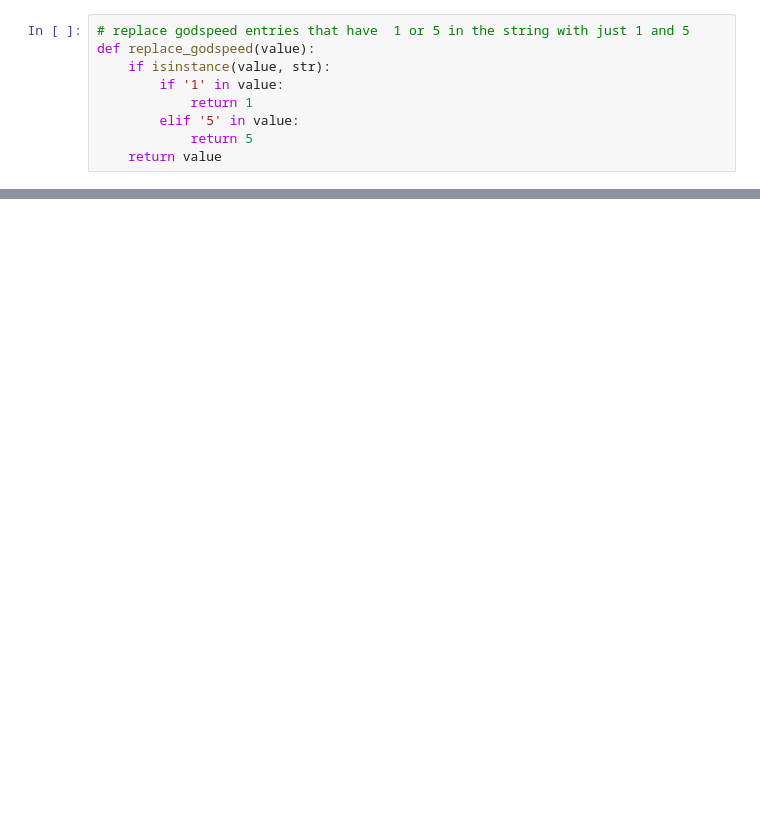
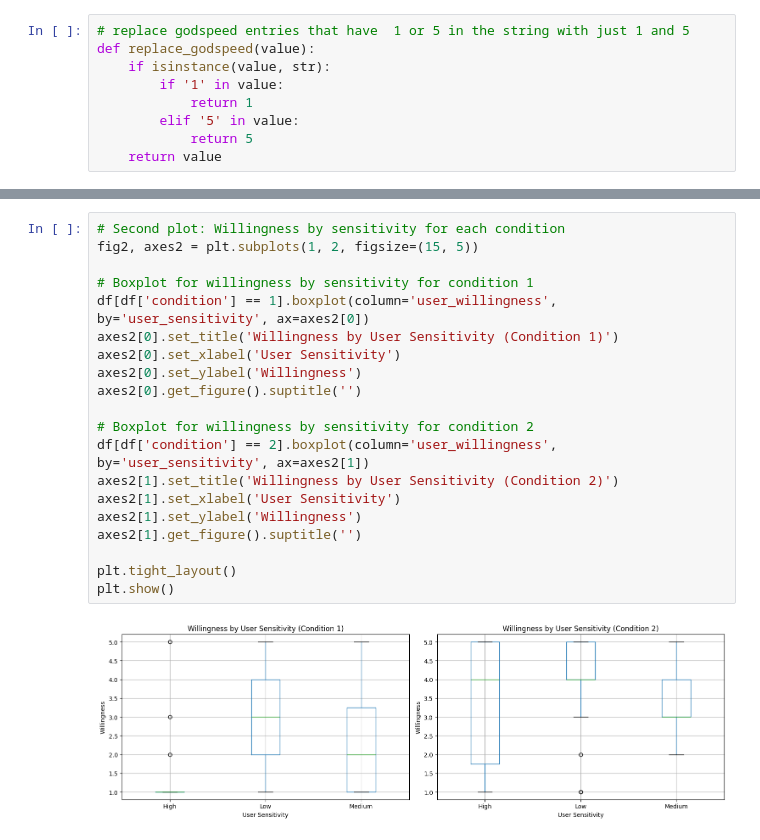
Before and after one commit to Sagar-CK/mhealth-chatbot-analysis, a Jupyter notebook: task.ipynb, the cells around one changed output, grey strips where cells are left out. Cells and saved outputs as stored; diff of their text form; blank space fills up the shorter version.

```diff
--- a/task.ipynb
+++ b/task.ipynb
@@ -197,0 +171,22 @@ plt.show()
+# %%
+# Second plot: Willingness by sensitivity for each condition
+fig2, axes2 = plt.subplots(1, 2, figsize=(15, 5))
+
+# Boxplot for willingness by sensitivity for condition 1
+df[df['condition'] == 1].boxplot(column='user_willingness', by='user_sensitivity', ax=axes2[0])
+axes2[0].set_title('Willingness by User Sensitivity (Condition 1)')
+axes2[0].set_xlabel('User Sensitivity')
+axes2[0].set_ylabel('Willingness')
+axes2[0].get_figure().suptitle('')
+
+# Boxplot for willingness by sensitivity for condition 2
+df[df['condition'] == 2].boxplot(column='user_willingness', by='user_sensitivity', ax=axes2[1])
+axes2[1].set_title('Willingness by User Sensitivity (Condition 2)')
+axes2[1].set_xlabel('User Sensitivity')
+axes2[1].set_ylabel('Willingness')
+axes2[1].get_figure().suptitle('')
+
+plt.tight_layout()
+plt.show()
+# %% [output]
+[figure, new version]
```
Also changed, not shown: parts of 13 cells of this notebook, 1 other file.
